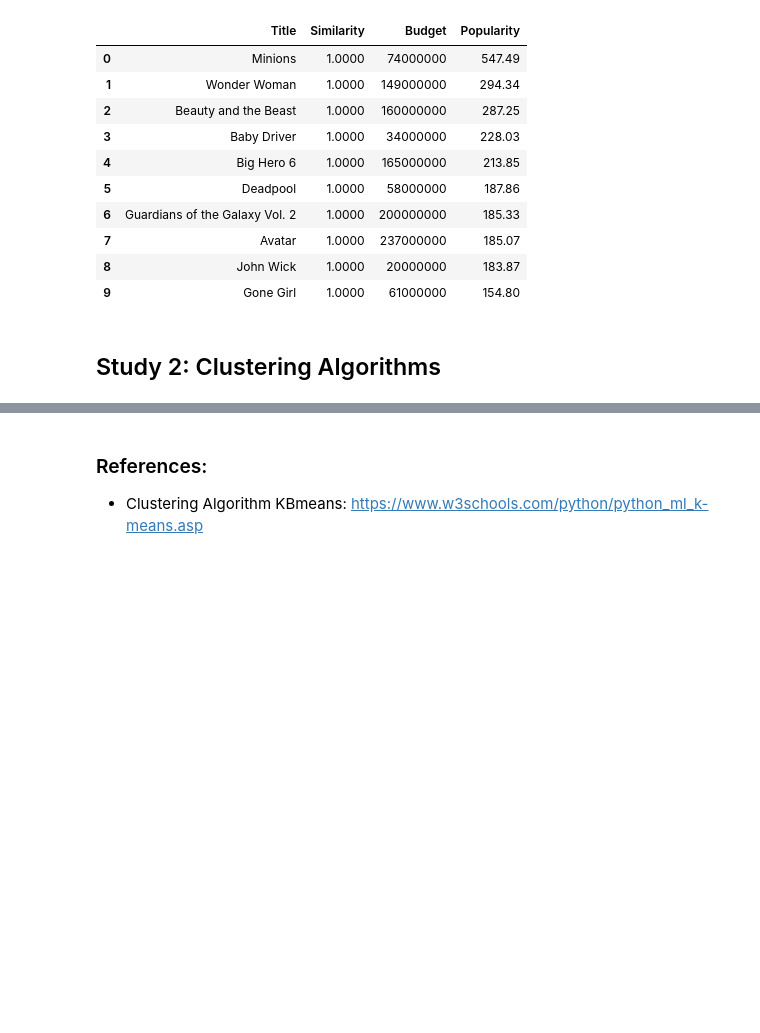
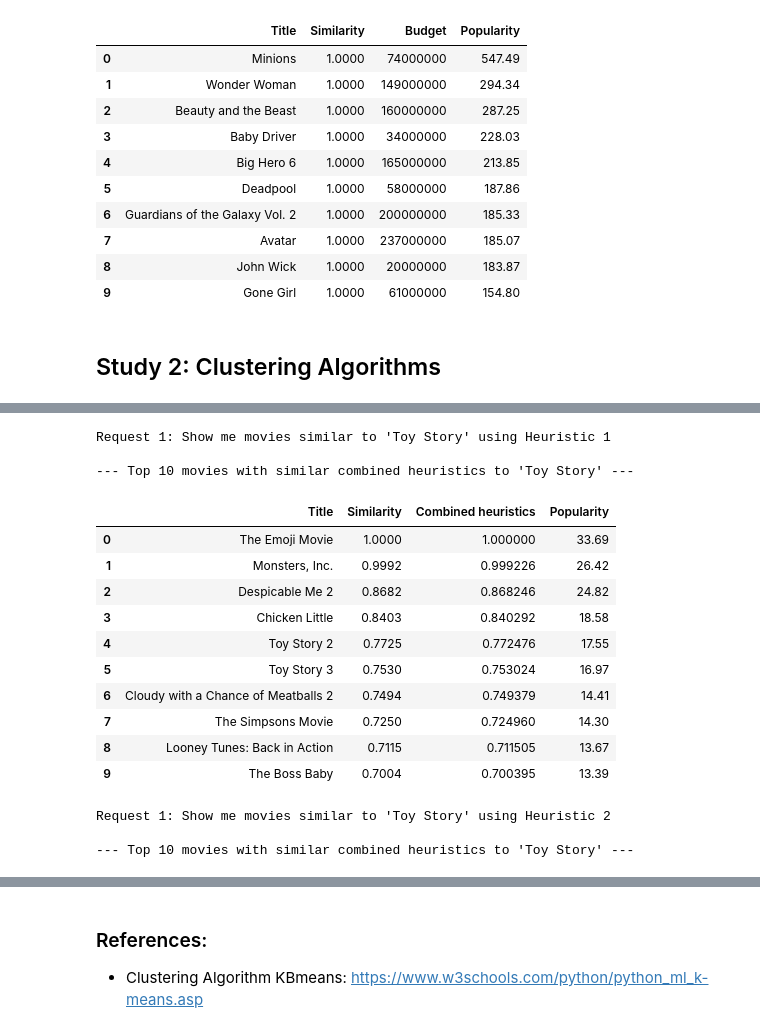
Before and after one commit to eli-wynn/dataScienceA4, a Jupyter notebook: A4.ipynb, the cells around one changed output, grey strips where cells are left out. Saved outputs shown, nothing was run; the diff lists cells and outputs as text; code cells hidden in the pictures; blank space fills up the shorter version.

```diff
--- a/A4.ipynb
+++ b/A4.ipynb
@@ -728,0 +724,75 @@ The visualizations suggest that a hybrid approach might be optimal - using DBSCA
+# %%
+# Combine Jaccard on genres and Euclidean distance on popularity
+def combined_heuristic_1(movie_data, movie_title):
+    genre_results = jaccard_similarity_genres(movie_data, movie_title)
+    popularity_results = euclidean_similarity_revenue(movie_data, movie_title)
+
+    combined_results = []
+
+    # Loop through the results and combine the similarity scores
+    for genre_result, popularity_result in zip(genre_results, popularity_results):
+        combined_similarity = genre_result[1] * 0.6 + popularity_result[1] * 0.4  # The combined similarity score
+        movie_title = genre_result[0]  # Movie title
+        popularity = genre_result[3]  # Popularity from genre_results
+        genres = genre_result[2]  # Genres used for Jaccard similarity
+
+        # Append the result with combined similarity and the genres used
+        combined_results.append((
+            movie_title, combined_similarity, genres, popularity
+        ))
+
+    # Sort by combined similarity (descending) and then by popularity (descending)
+    return sorted(combined_results, key=lambda x: (-x[1], -x[3]))
+
+
+def combined_heuristic_2(movie_data, movie_title):
+    title_results = levenshtein_similarity_title(movie_data, movie_title)
+    budget_results = cosine_similarity_budget(movie_data, movie_title)
+
+    combined_results = []
+
+    # Loop through the results and combine the similarity scores
+    for title_result, budget_result in zip(title_results, budget_results):
+        combined_similarity = title_result[1] * 0.5 + budget_result[1] * 0.5  # The combined similarity score
+        movie_title = title_result[0]  # Movie title
+        popularity = title_result[3]  # Popularity from title_results
+        title_used = title_result[2]  # Title used for Levenshtein similarity
+
+        # Append the result with combined similarity and the title used
+        combined_results.append((
+            movie_title, combined_similarity, title_used, popularity
+        ))
+
+    # Sort by combined similarity (descending) and then by popularity (descending)
+    return sorted(combined_results, key=lambda x: (-x[1], -x[3]))
+
+
+
+
+# Test combined heuristic 1 with 3 requests
+print("\nRequest 1: Show me movies similar to 'Toy Story' using Heuristic 1")
+heuristic_1_results_toy_story = combined_heuristic_1(metadataDF, toy_story)
+heuristic_1_df_toy_story = display_results(heuristic_1_results_toy_story, toy_story, "combined heuristics")
+
+# Test combined heuristic 2 with 3 requests
+print("\nRequest 1: Show me movies similar to 'Toy Story' using Heuristic 2")
+heuristic_2_results_toy_story = combined_heuristic_2(metadataDF, toy_story)
+heuristic_2_df_toy_story = display_results(heuristic_2_results_toy_story, toy_story, "combined heuristics")
+# %% [output]
+Request 1: Show me movies similar to 'Toy Story' using Heuristic 1
+
+--- Top 10 movies with similar combined heuristics to 'Toy Story' ---
+|  | Title | Similarity | Combined heuristics | Popularity |
+| 0 | The Emoji Movie | 1.0000 | 1.000000 | 33.69 |
+| 1 | Monsters, Inc. | 0.9992 | 0.999226 | 26.42 |
+| 2 | Despicable Me 2 | 0.8682 | 0.868246 | 24.82 |
+| 3 | Chicken Little | 0.8403 | 0.840292 | 18.58 |
+| 4 | Toy Story 2 | 0.7725 | 0.772476 | 17.55 |
+| 5 | Toy Story 3 | 0.7530 | 0.753024 | 16.97 |
+| 6 | Cloudy with a Chance of Meatballs 2 | 0.7494 | 0.749379 | 14.41 |
+| 7 | The Simpsons Movie | 0.7250 | 0.724960 | 14.30 |
+| 8 | Looney Tunes: Back in Action | 0.7115 | 0.711505 | 13.67 |
+| 9 | The Boss Baby | 0.7004 | 0.700395 | 13.39 |
+Request 1: Show me movies similar to 'Toy Story' using Heuristic 2
+
+--- Top 10 movies with similar combined heuristics to 'Toy Story' ---
```
Also changed, not shown: parts of 4 cells of this notebook, 1 other file.
